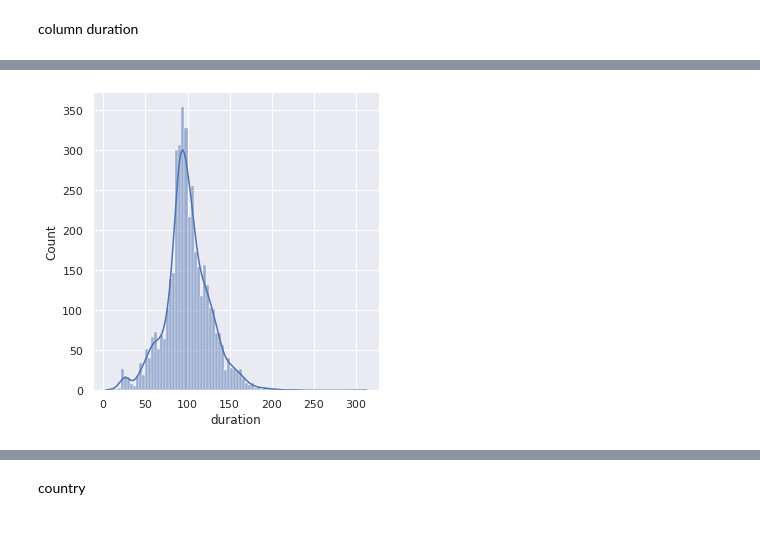
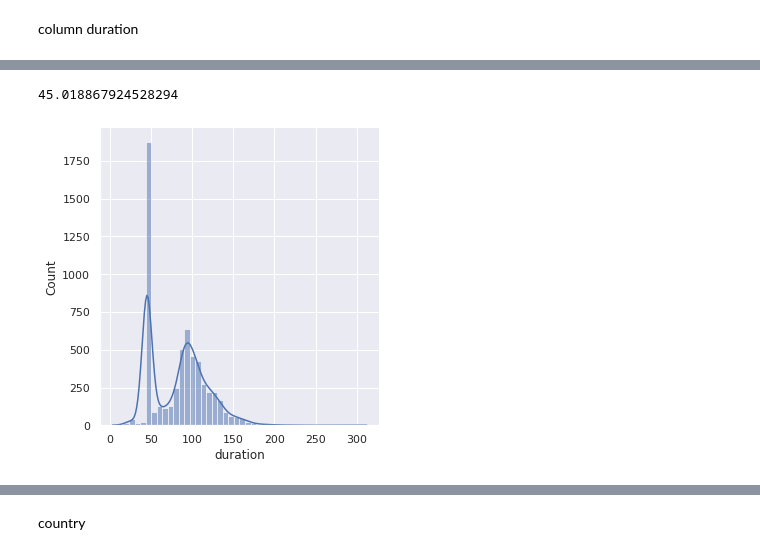
Before and after one commit to diegopmayer/netflix_rating_prediction, a Jupyter notebook: notebooks/c02_netflix.ipynb, the cells around one changed output, grey strips where cells are left out. Cells and saved outputs as stored; diff of their text form; code cells hidden in the pictures.

```diff
--- a/notebooks/c02_netflix.ipynb
+++ b/notebooks/c02_netflix.ipynb
@@ -415,6 +435,6 @@ Text(0.5, 1.0, 'Correlation for rating and type')
 [figure]
 # %%
 # engoding the type
-dfcln['type'] = dfcln['type'].map({'Movie':0, 'TV Show':1})
+data['type'] = data['type'].map({'Movie':0, 'TV Show':1})
 # %% [markdown]
 column duration
@@ -439,0 +452,4 @@ dfcln.loc[ind_season, 'duration'] = int(dfcln[dfcln['type'] == 0]['duration'].mo
+# %%
+# getiing only number of seasons and min per movie
+data["duration"] =  [int(
+    x.split()[0]) for x in data['duration'].fillna('0')]
@@ -439,0 +461,10 @@ dfcln.loc[ind_season, 'duration'] = int(dfcln[dfcln['type'] == 0]['duration'].mo
+# %%
+# extractin data from statinvestor for getting the mean of episodes
+url = 'http://statinvestor.com/data/21444/episode-length-of-selected-tv-shows/'
+response = requests.get(url=url)
+
+# extracting table from html
+tv_shows = pd.read_html(response.text)[0].rename(
+    columns={0:'tv_shows_name', 1:'mean_time'
+})
+tv_shows.head(3)
@@ -440,4 +481,12 @@ dfcln.loc[ind_season, 'duration'] = int(dfcln[dfcln['type'] == 0]['duration'].mo
+# %%
+tv_shows['mean_time'].mean()
+# %% [output]
+45.018867924528294
+# %%
+# for while let's get the mean of all tv shows
+ind_tv = data['duration'][data['type'] == 1].index
+data.loc[ind_tv, 'duration'] = tv_shows['mean_time'].mean().round()
 # %%
-sns.displot(x=dfcln['duration'], kde=True);
+sns.displot(x=data['duration'], kde=True);
 # %% [output]
-[figure, old version]
+[figure, new version]
```
Also changed, not shown: parts of 43 cells of this notebook, 2 other files.
